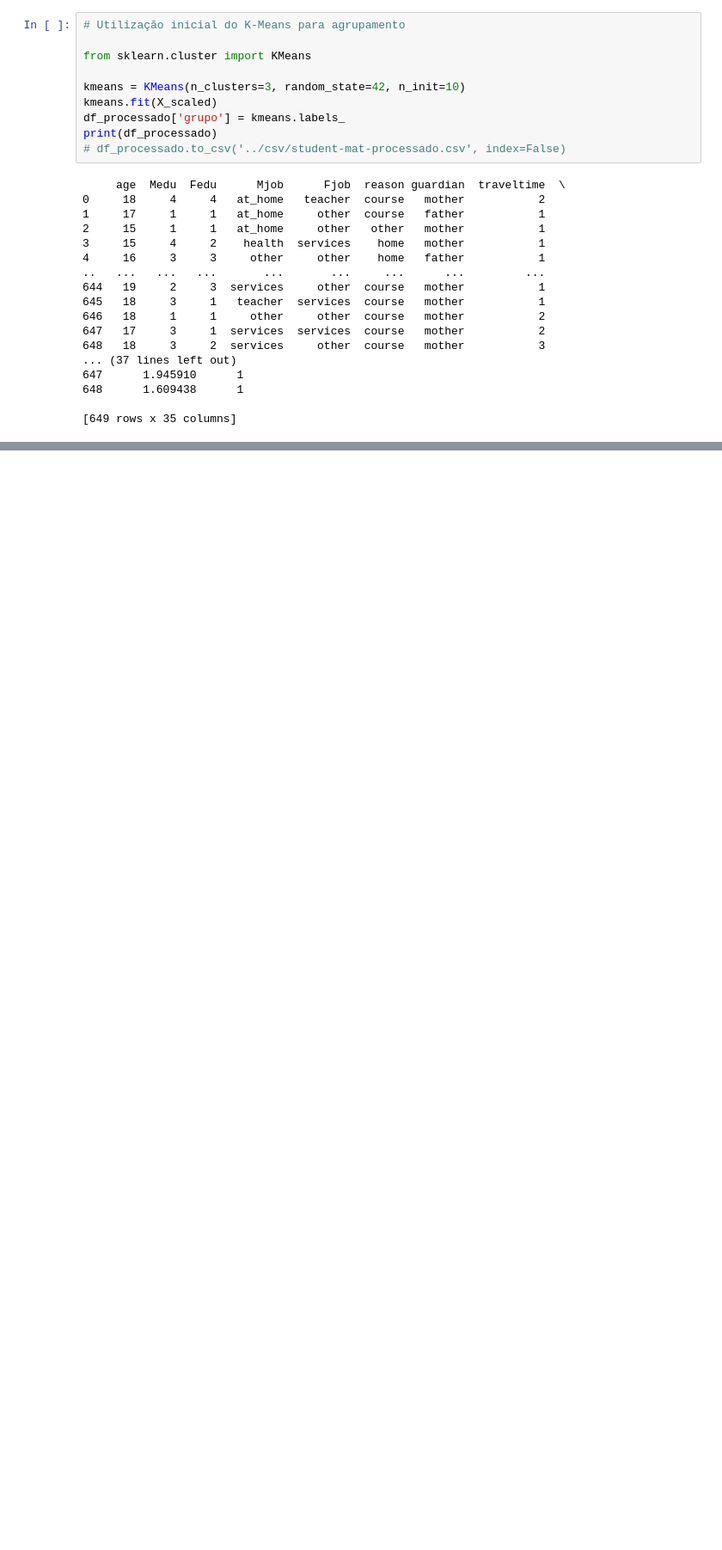
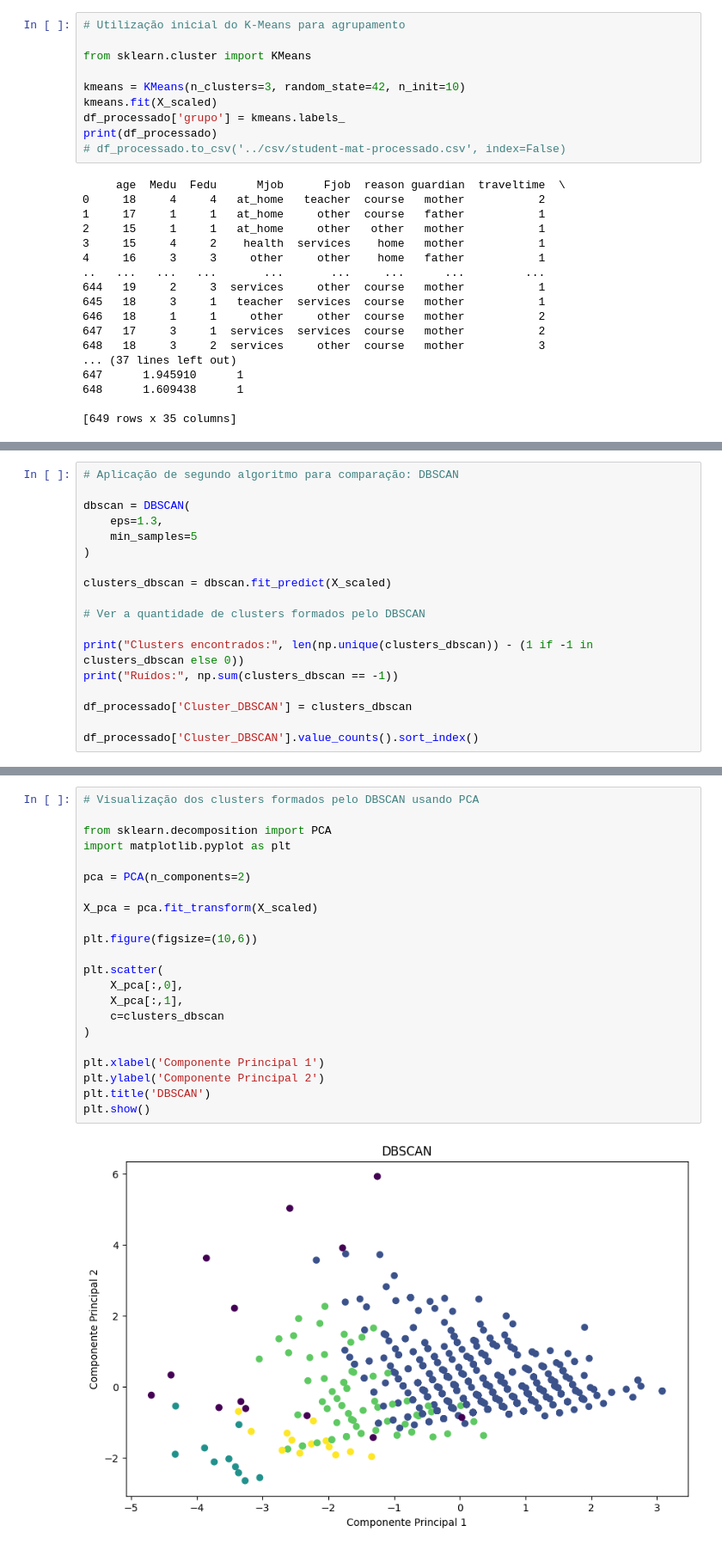
Before and after one commit to ArthurZ7/projeto_predicao_estudantil, a Jupyter notebook: notebook/PredicaoEstudantilCopy.ipynb, the cells around one changed output, grey strips where cells are left out. Shown at 86% size. Cells and saved outputs as stored; diff of their text form; blank space fills up the shorter version.

Commit message:
Adicionado o algoritmo DBScan para comparação com o KMeans. Silhouette Score para avaliar os clusters criados e, também, um gráfico de vizinhos próximos para ajudar a definir o eps do DBScan.

```diff
--- a/notebook/PredicaoEstudantilCopy.ipynb
+++ b/notebook/PredicaoEstudantilCopy.ipynb
@@ -244,0 +246,18 @@ plt.show()
+# %%
+# Aplicação de segundo algoritmo para comparação: DBSCAN
+
+dbscan = DBSCAN(
+    eps=1.3,
+    min_samples=5
+)
+
+clusters_dbscan = dbscan.fit_predict(X_scaled)
+
+# Ver a quantidade de clusters formados pelo DBSCAN
+
+print("Clusters encontrados:", len(np.unique(clusters_dbscan)) - (1 if -1 in clusters_dbscan else 0))
+print("Ruídos:", np.sum(clusters_dbscan == -1))
+
+df_processado['Cluster_DBSCAN'] = clusters_dbscan
+
+df_processado['Cluster_DBSCAN'].value_counts().sort_index()
@@ -244,0 +282,24 @@ plt.show()
+# %%
+# Visualização dos clusters formados pelo DBSCAN usando PCA
+
+from sklearn.decomposition import PCA
+import matplotlib.pyplot as plt
+
+pca = PCA(n_components=2)
+
+X_pca = pca.fit_transform(X_scaled)
+
+plt.figure(figsize=(10,6))
+
+plt.scatter(
+    X_pca[:,0],
+    X_pca[:,1],
+    c=clusters_dbscan
+)
+
+plt.xlabel('Componente Principal 1')
+plt.ylabel('Componente Principal 2')
+plt.title('DBSCAN')
+plt.show()
+# %% [output]
+[figure, added]
```
Also changed, not shown: parts of 8 cells of this notebook.
